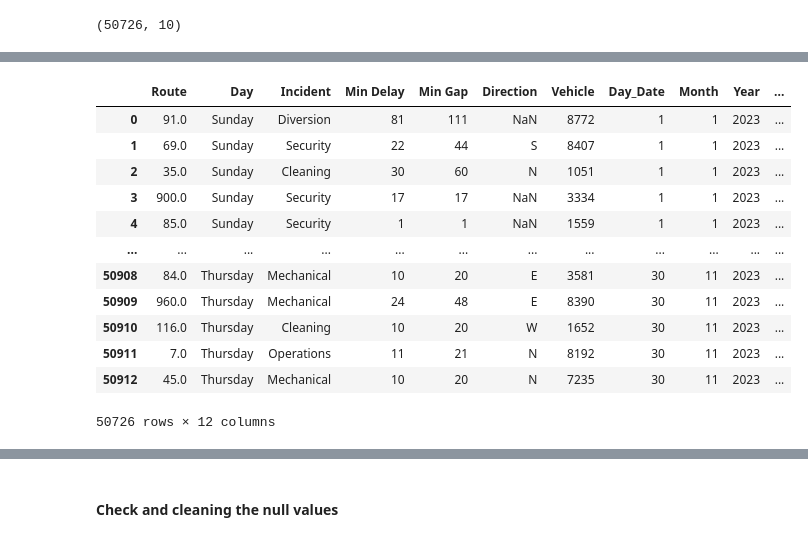
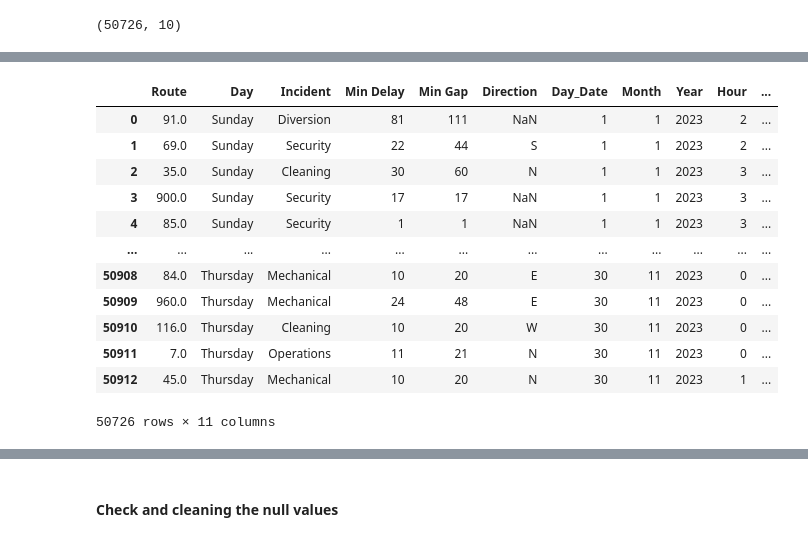
Before and after one commit to suryadev22092005-stack/Bus-Delay-prediction-project-ML, a Jupyter notebook: notebook/ML_Project_Bus_delay_Prediction.ipynb, the cells around one changed output, grey strips where cells are left out. Drawn from its saved outputs; the diff is of its cells as text; code cells hidden in the pictures.

```diff
--- a/notebook/ML_Project_Bus_delay_Prediction.ipynb
+++ b/notebook/ML_Project_Bus_delay_Prediction.ipynb
@@ -43,6 +43,6 @@ df["Hour"] = df["Time"].dt.hour
 df["Minute"] = df["Time"].dt.minute
 # %%
 #remove unwanted columns
-df.drop(['Time','Date','Location'],axis=1,inplace=True)
+df.drop(['Time','Date','Location','Vehicle'],axis=1,inplace=True)
 df.head()
 # %% [output]
@@ -55,22 +55,22 @@ df.head()
 # %%
 #replace unwanted values
 df.replace({'Incident':{'Road Blocked - NON-TTC Collision':'Road Blocked','Collision - TTC':'Collision','Held By':'Tire Puncher','Operations - Operator':'Operations','Cleaning - Unsanitary':'Cleaning'}},inplace=True)
 df.replace({'Direction':{'B':None,'`':None,'1':None,'/':None,'L':None,'D':None,'G':None,'H':None,'7':None,str('\\'):None}},inplace=True)
 df['Incident'].value_counts()
-df['Vehicle']=df['Vehicle'].astype('str')
+#df['Vehicle']=df['Vehicle'].astype('str')
 df
 # %% [output]
-|  | Route | Day | Incident | Min Delay | Min Gap | Direction | Vehicle | Day_Date | Month | Year | ... |
-| 0 | 91.0 | Sunday | Diversion | 81 | 111 | NaN | 8772 | 1 | 1 | 2023 | ... |
-| 1 | 69.0 | Sunday | Security | 22 | 44 | S | 8407 | 1 | 1 | 2023 | ... |
-| 2 | 35.0 | Sunday | Cleaning | 30 | 60 | N | 1051 | 1 | 1 | 2023 | ... |
-| 3 | 900.0 | Sunday | Security | 17 | 17 | NaN | 3334 | 1 | 1 | 2023 | ... |
-| 4 | 85.0 | Sunday | Security | 1 | 1 | NaN | 1559 | 1 | 1 | 2023 | ... |
+|  | Route | Day | Incident | Min Delay | Min Gap | Direction | Day_Date | Month | Year | Hour | ... |
+| 0 | 91.0 | Sunday | Diversion | 81 | 111 | NaN | 1 | 1 | 2023 | 2 | ... |
+| 1 | 69.0 | Sunday | Security | 22 | 44 | S | 1 | 1 | 2023 | 2 | ... |
+| 2 | 35.0 | Sunday | Cleaning | 30 | 60 | N | 1 | 1 | 2023 | 3 | ... |
+| 3 | 900.0 | Sunday | Security | 17 | 17 | NaN | 1 | 1 | 2023 | 3 | ... |
+| 4 | 85.0 | Sunday | Security | 1 | 1 | NaN | 1 | 1 | 2023 | 3 | ... |
 | ... | ... | ... | ... | ... | ... | ... | ... | ... | ... | ... | ... |
-| 50908 | 84.0 | Thursday | Mechanical | 10 | 20 | E | 3581 | 30 | 11 | 2023 | ... |
-| 50909 | 960.0 | Thursday | Mechanical | 24 | 48 | E | 8390 | 30 | 11 | 2023 | ... |
-| 50910 | 116.0 | Thursday | Cleaning | 10 | 20 | W | 1652 | 30 | 11 | 2023 | ... |
-| 50911 | 7.0 | Thursday | Operations | 11 | 21 | N | 8192 | 30 | 11 | 2023 | ... |
-| 50912 | 45.0 | Thursday | Mechanical | 10 | 20 | N | 7235 | 30 | 11 | 2023 | ... |
+| 50908 | 84.0 | Thursday | Mechanical | 10 | 20 | E | 30 | 11 | 2023 | 0 | ... |
+| 50909 | 960.0 | Thursday | Mechanical | 24 | 48 | E | 30 | 11 | 2023 | 0 | ... |
+| 50910 | 116.0 | Thursday | Cleaning | 10 | 20 | W | 30 | 11 | 2023 | 0 | ... |
+| 50911 | 7.0 | Thursday | Operations | 11 | 21 | N | 30 | 11 | 2023 | 0 | ... |
+| 50912 | 45.0 | Thursday | Mechanical | 10 | 20 | N | 30 | 11 | 2023 | 1 | ... |
-50726 rows × 12 columns
+50726 rows × 11 columns
 # %%
```
Also changed, not shown: parts of 27 cells of this notebook, 1 other file.
